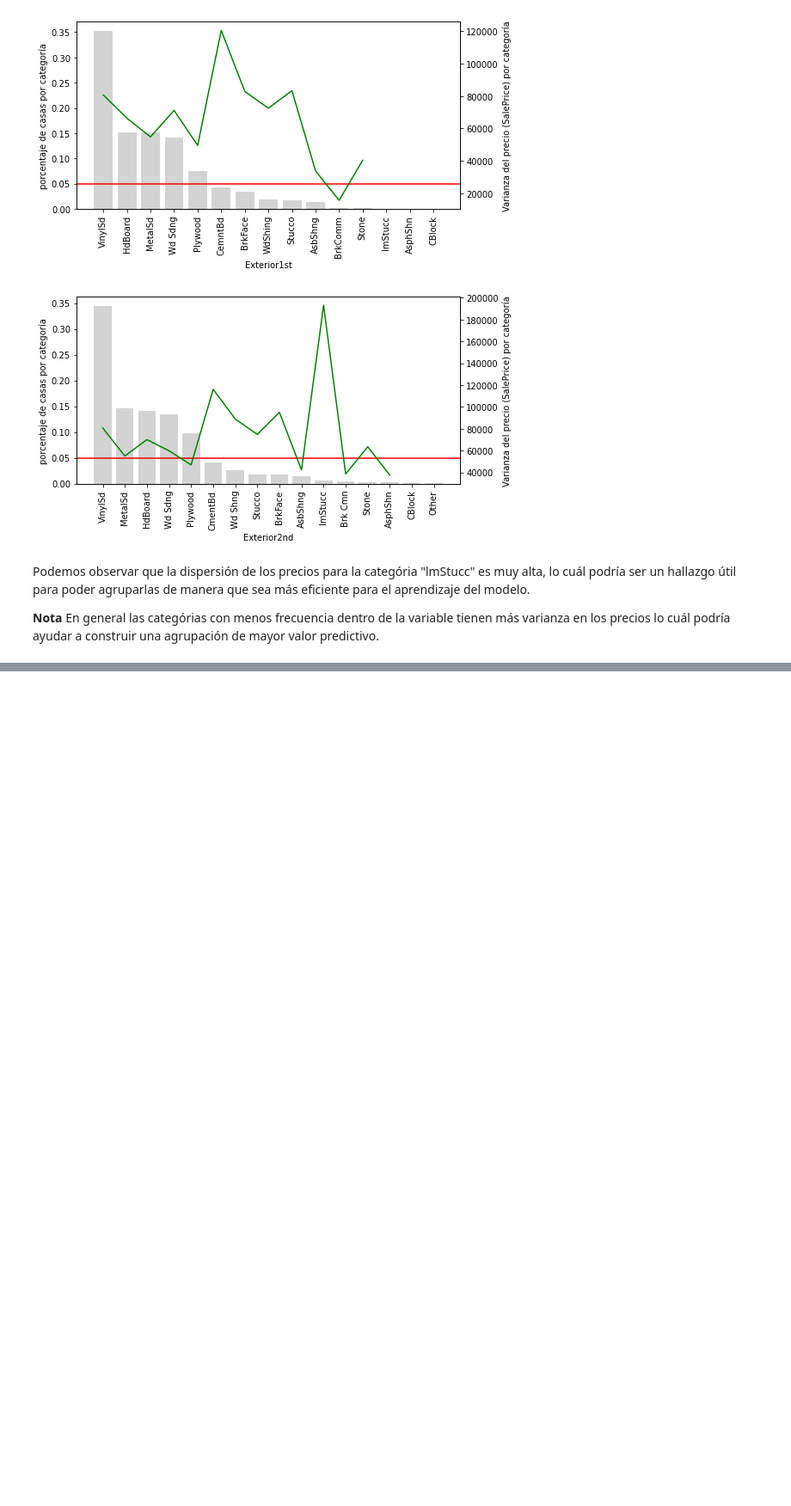
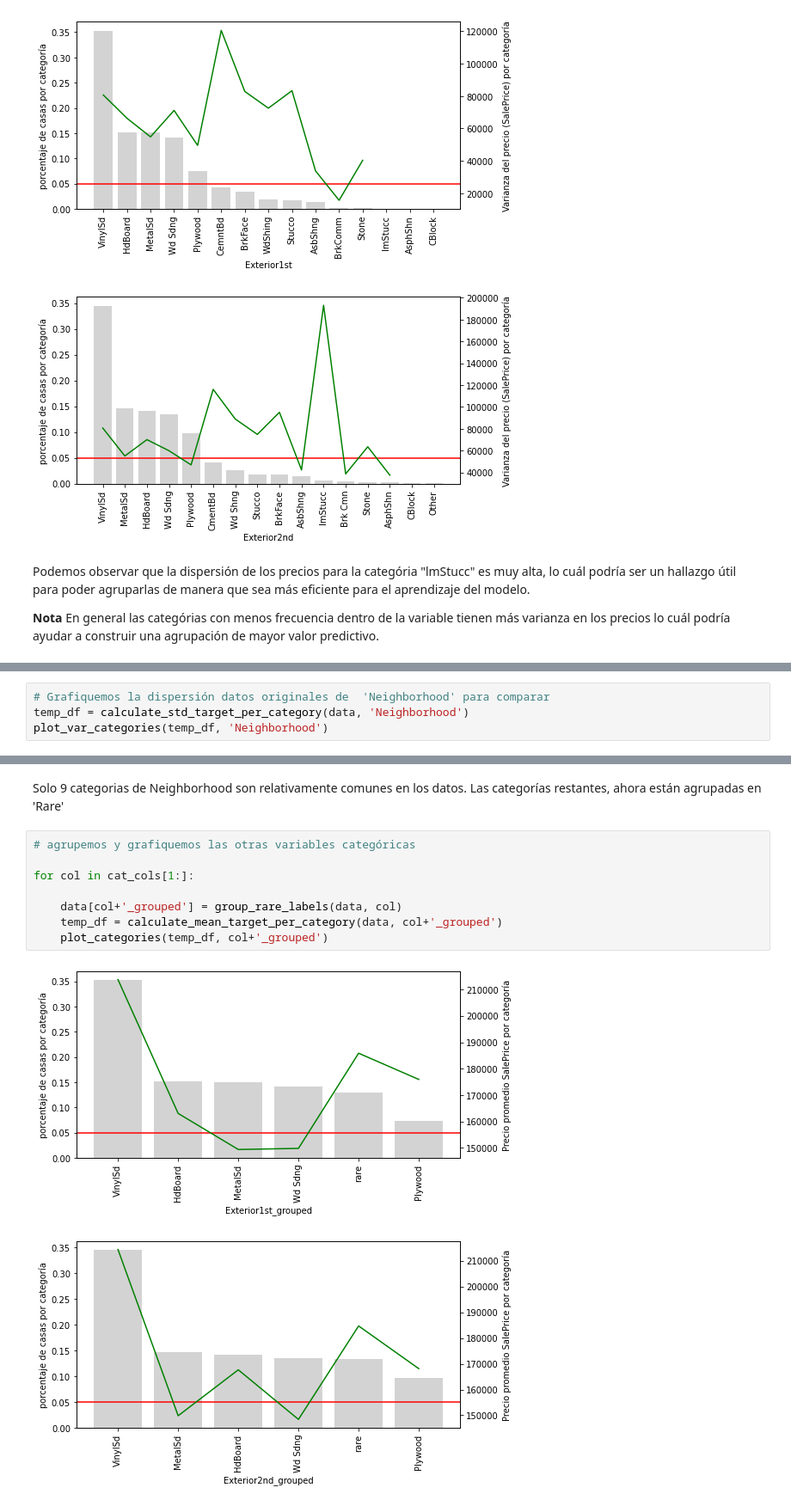
Before and after one commit to virf96/Chat-Bot, a Jupyter notebook: Tipos_de_variables.ipynb, the cells around one changed output, grey strips where cells are left out. Shown at 86% size. Cells and saved outputs as stored; diff of their text form; blank space fills up the shorter version.

```diff
--- a/Tipos_de_variables.ipynb
+++ b/Tipos_de_variables.ipynb
@@ -1463,0 +1532,4 @@ Podemos observar que la dispersión de los precios para la categória "lmStucc"
+# %%
+# Grafiquemos la dispersión datos originales de  'Neighborhood' para comparar
+temp_df = calculate_std_target_per_category(data, 'Neighborhood')
+plot_var_categories(temp_df, 'Neighborhood')
@@ -1463,0 +1538,13 @@ Podemos observar que la dispersión de los precios para la categória "lmStucc"
+# %% [markdown]
+Solo 9 categorias de Neighborhood son relativamente comunes en los datos. Las categorías restantes, ahora están agrupadas en 'Rare'
+# %%
+# agrupemos y grafiquemos las otras variables categóricas
+
+for col in cat_cols[1:]:
+
+    data[col+'_grouped'] = group_rare_labels(data, col)
+    temp_df = calculate_mean_target_per_category(data, col+'_grouped')
+    plot_categories(temp_df, col+'_grouped')
+# %% [output]
+[figure, added]
+[figure, added]
```
Also changed, not shown: parts of 20 cells of this notebook.
